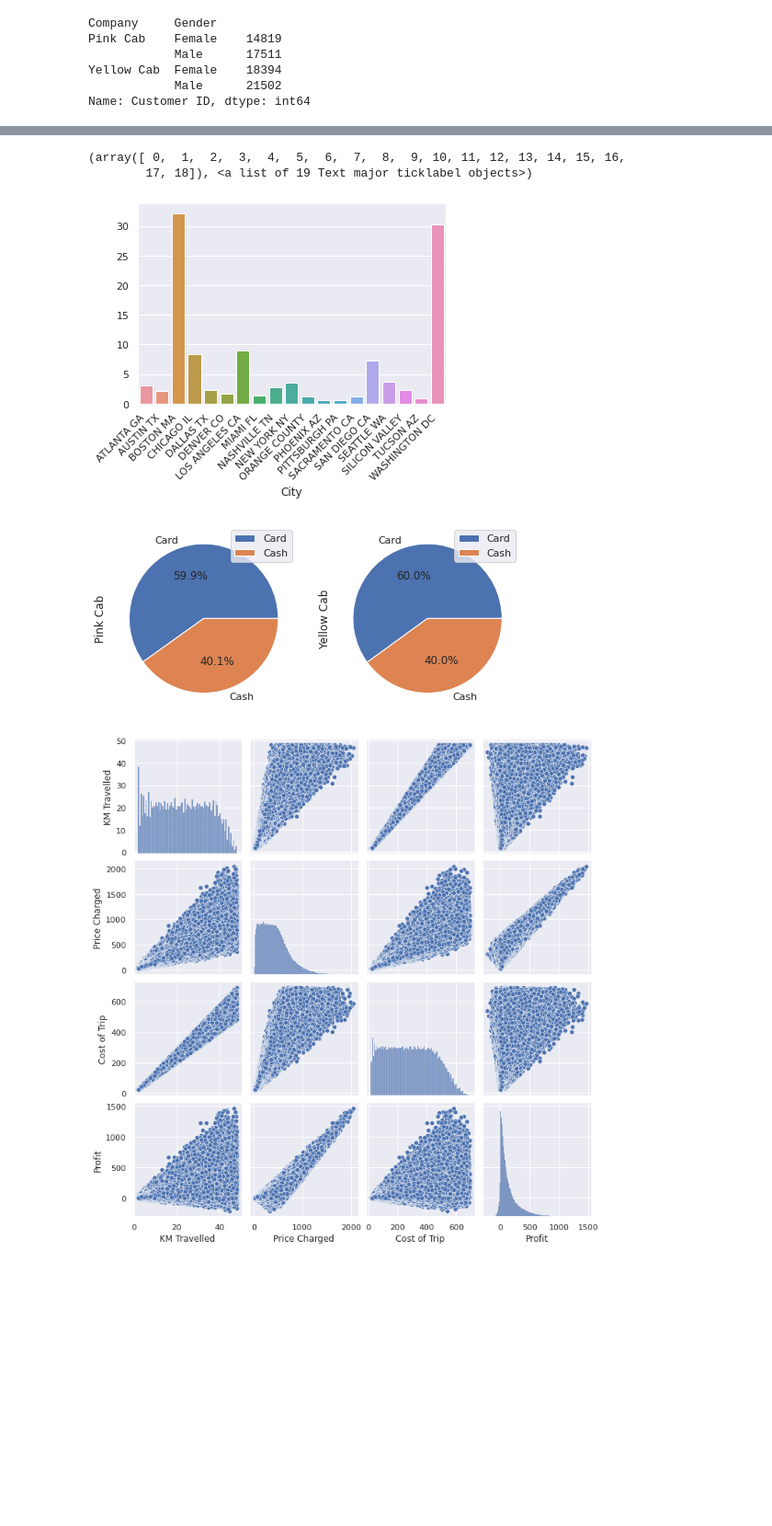
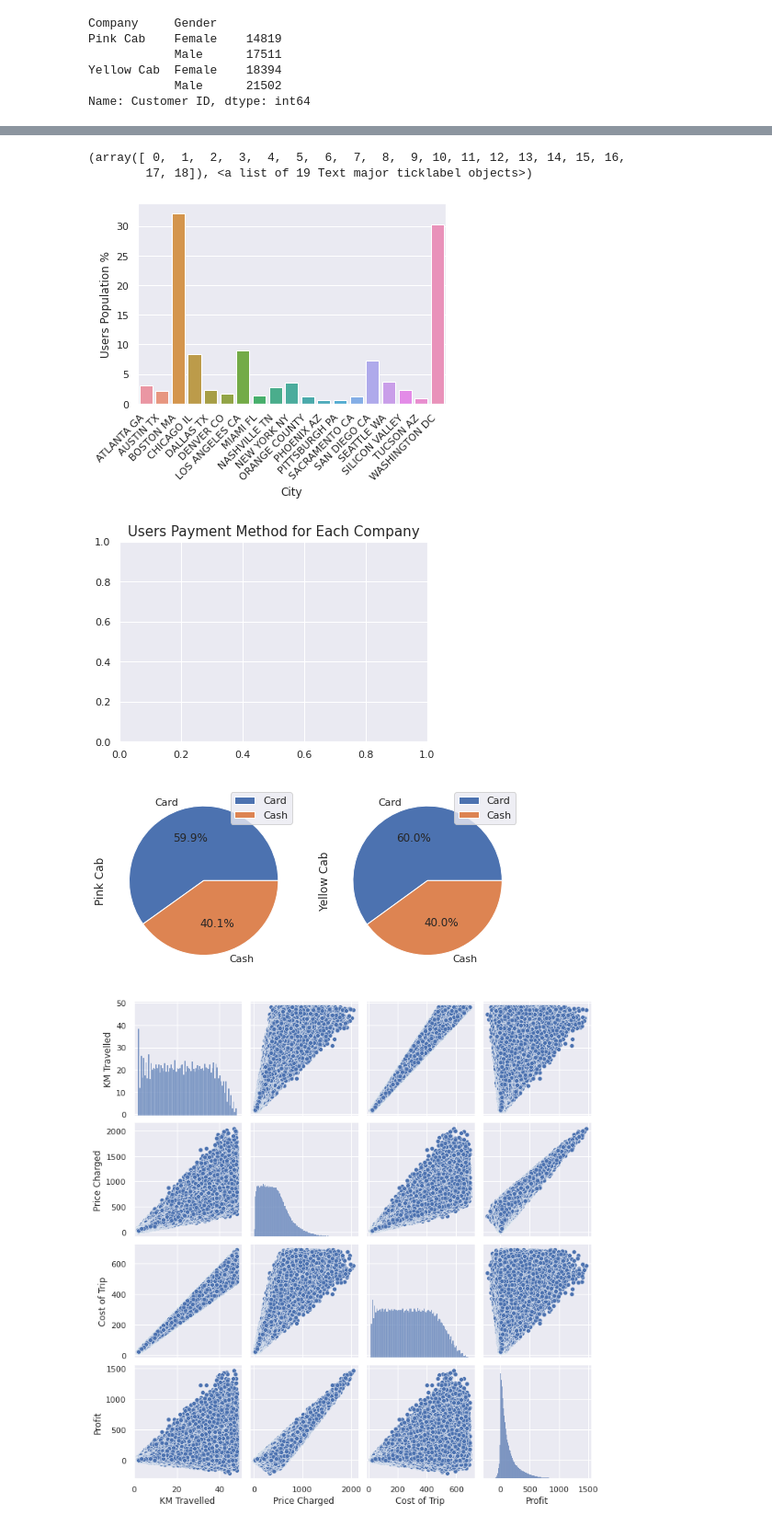
Before and after one commit to pnakinprabhakar/data, a Jupyter notebook: Week2/week2.ipynb, the cells around one changed output, grey strips where cells are left out. Shown at 92% size. Cells and saved outputs as stored; diff of their text form; code cells hidden in the pictures; blank space fills up the shorter version.

```diff
--- a/Week2/week2.ipynb
+++ b/Week2/week2.ipynb
@@ -321,16 +320,23 @@ plt.show()
 # %%
 population_per = (df['Users']/df['Population'])*100
+plt.title('', fontsize = 15)
 sns.barplot(data=df,x='City',y=population_per)
+plt.xlabel('City')
+plt.ylabel('Users Population %')
 plt.xticks(rotation=45, ha='right')
 # %% [output]
 (array([ 0,  1,  2,  3,  4,  5,  6,  7,  8,  9, 10, 11, 12, 13, 14, 15, 16,
         17, 18]), <a list of 19 Text major ticklabel objects>)
-[figure, old version]
+[figure, new version]
 # %%
+
+plt.title('Users Payment Method for Each Company', fontsize = 15)
+
 df.groupby(['Payment_Mode','Company'])['Users'].count().unstack().plot.pie(subplots=True, autopct='%1.1f%%', figsize=(8, 4))
 plt.show()
 # %% [output]
-[figure, old version]
+[figure, new version]
+[figure, added]
 # %%
 sns.pairplot(data=df[['KM Travelled', 'Price Charged', 'Cost of Trip', 'Profit']])
 plt.show()
```
Also changed, not shown: parts of 3 cells of this notebook.
